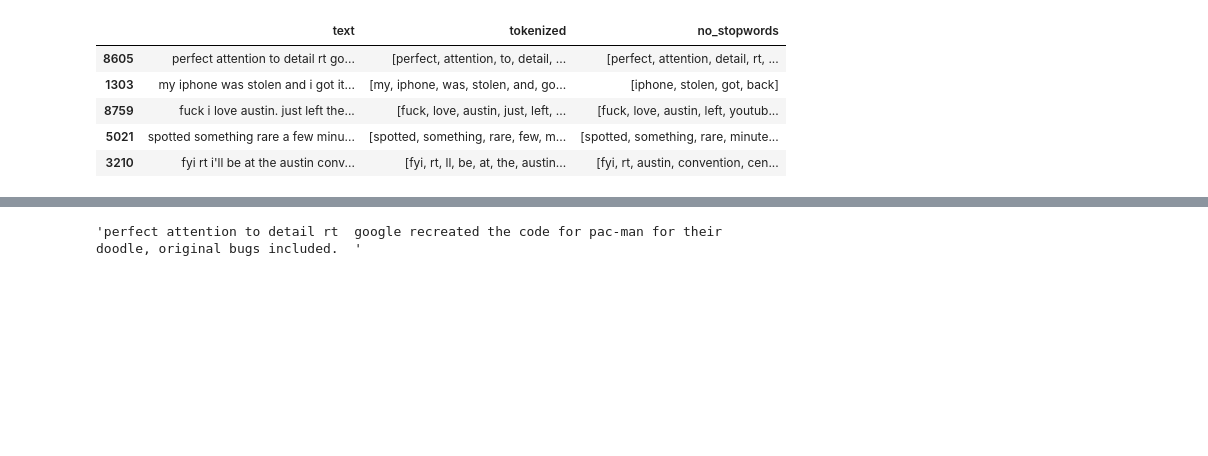
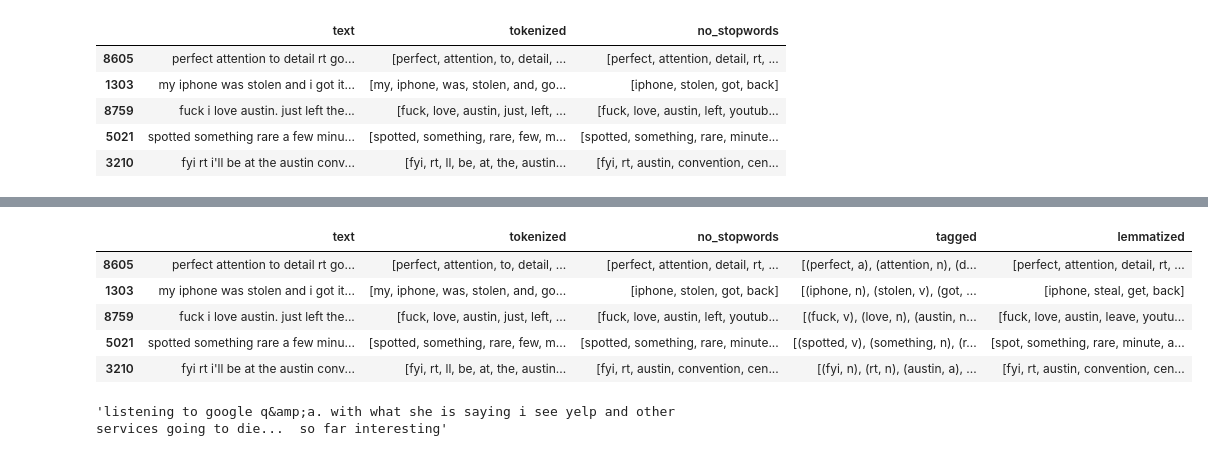
Before and after one commit to VolhaP87/Twitter_Sentiment_Analysis, a Jupyter notebook: Untitled.ipynb, the cells around one changed output, grey strips where cells are left out. Drawn from its saved outputs; the diff is of its cells as text; code cells hidden in the pictures; blank space fills up the shorter version.

Commit message:
Lemmatize text

```diff
--- a/Untitled.ipynb
+++ b/Untitled.ipynb
@@ -256,0 +283,4 @@ X_train.head()
+# %%
+from nltk import pos_tag
+X_train['tagged'] = X_train.no_stopwords.apply(pos_tag)
+X_train.head()
@@ -256,0 +294,20 @@ X_train.head()
+# %%
+from nltk.corpus import wordnet
+def get_wordnet_pos(treebank_tag):
+    if treebank_tag.startswith('J'):
+        return wordnet.ADJ
+    elif treebank_tag.startswith('V'):
+        return wordnet.VERB
+    elif treebank_tag.startswith('N'):
+        return wordnet.NOUN
+    elif treebank_tag.startswith('R'):
+        return wordnet.ADV
+    else:
+        return wordnet.NOUN
+# %%
+def tagged(token_list):
+    doc_tagged = [(token[0], get_wordnet_pos(token[1])) for token in token_list]
+    return doc_tagged
+
+X_train['tagged'] = X_train['tagged'].apply(tagged)
+X_train.head()
@@ -257,5 +321,22 @@ X_train.head()
+# %%
+import nltk
+
+lemmatizer = nltk.stem.WordNetLemmatizer()
+
+def lemmatize_text(text):
+    return [lemmatizer.lemmatize(token[0], token[1]) for token in text]
+
+X_train['lemmatized'] = X_train.tagged.apply(lemmatize_text)
+X_train.head()
+# %% [output]
+|  | text | tokenized | no_stopwords | tagged | lemmatized |
+| 8605 | perfect attention to detail rt go... | [perfect, attention, to, detail, ... | [perfect, attention, detail, rt, ... | [(perfect, a), (attention, n), (d... | [perfect, attention, detail, rt, ... |
+| 1303 | my iphone was stolen and i got it... | [my, iphone, was, stolen, and, go... | [iphone, stolen, got, back] | [(iphone, n), (stolen, v), (got, ... | [iphone, steal, get, back] |
+| 8759 | fuck i love austin. just left the... | [fuck, love, austin, just, left, ... | [fuck, love, austin, left, youtub... | [(fuck, v), (love, n), (austin, n... | [fuck, love, austin, leave, youtu... |
+| 5021 | spotted something rare a few minu... | [spotted, something, rare, few, m... | [spotted, something, rare, minute... | [(spotted, v), (something, n), (r... | [spot, something, rare, minute, a... |
+| 3210 | fyi rt i'll be at the austin conv... | [fyi, rt, ll, be, at, the, austin... | [fyi, rt, austin, convention, cen... | [(fyi, n), (rt, n), (austin, a), ... | [fyi, rt, austin, convention, cen... |
 # %%
-X_train['text'].iloc[0]
+X_train['text'].iloc[5]
 # %% [output]
-'perfect attention to detail rt  google recreated the code for pac-man for their doodle, original bugs included.  '
+'listening to google q&amp;a. with what she is saying i see yelp and other services going to die...  so far interesting'
 # %%
```
Also changed, not shown: parts of 6 cells of this notebook.
